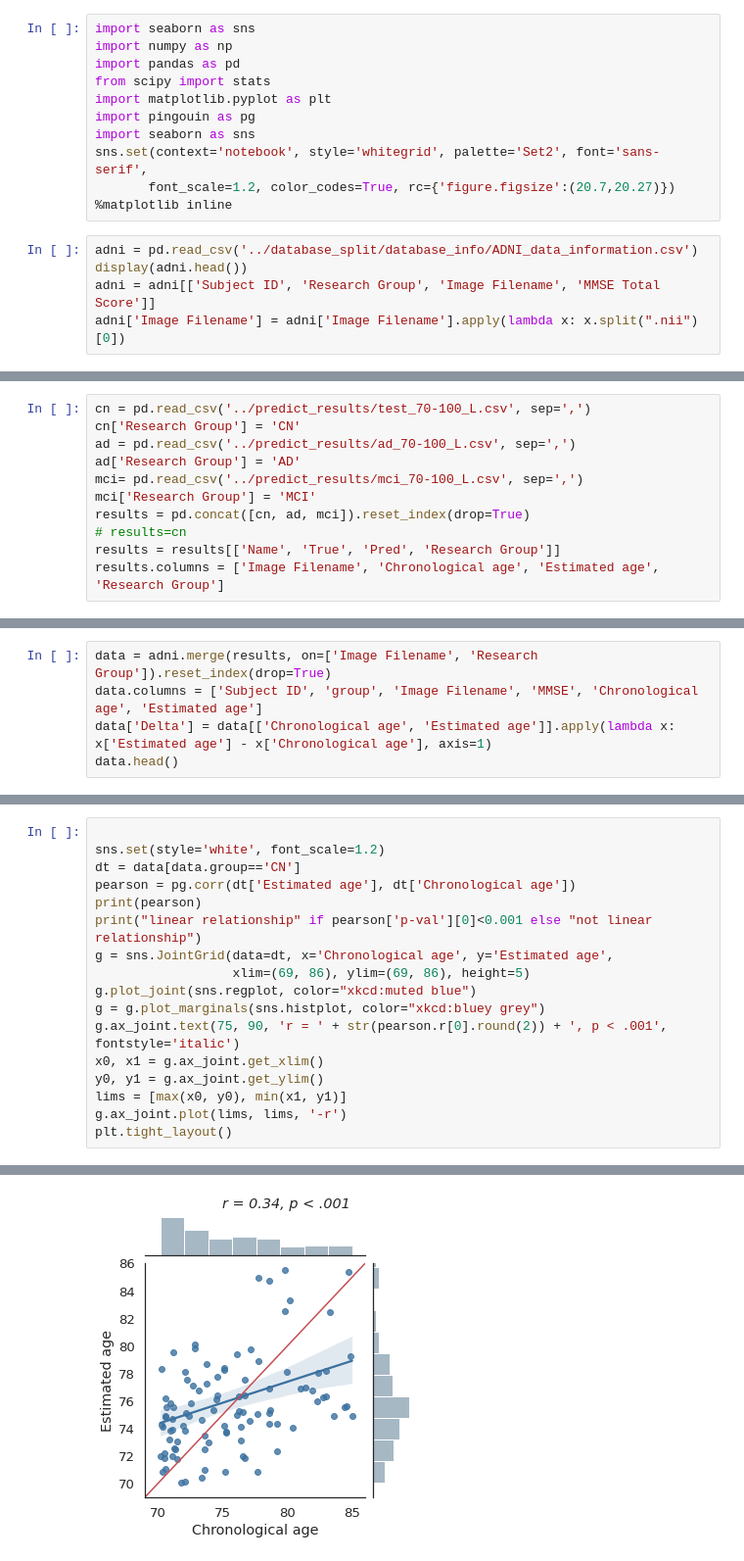
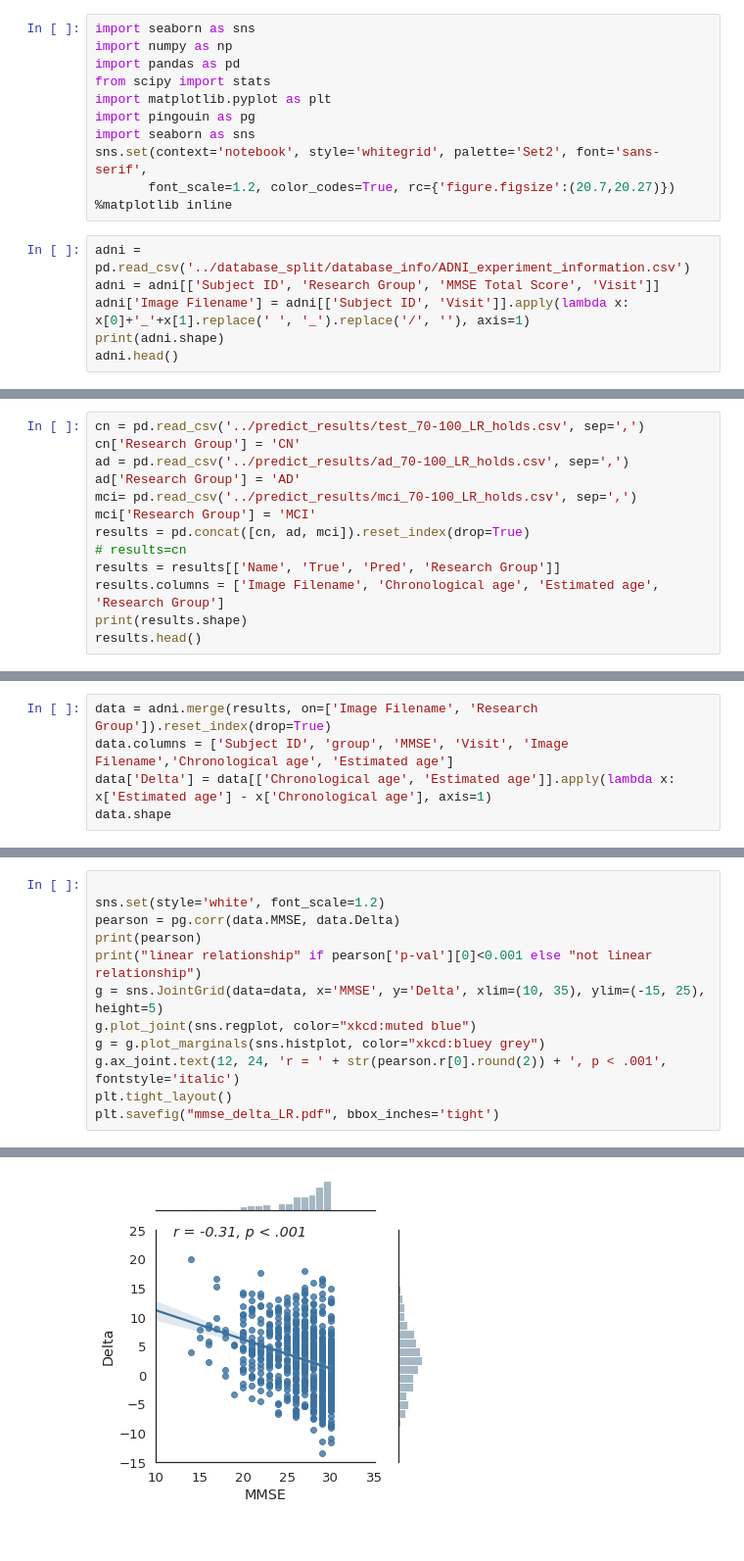
Before and after one commit to kapoloni/age_prediction, a Jupyter notebook: plots/plot_regression.ipynb, the cells around one changed output, grey strips where cells are left out. Shown at 98% size. Drawn from its saved outputs; the diff is of its cells as text.

```diff
--- a/plots/plot_regression.ipynb
+++ b/plots/plot_regression.ipynb
@@ -10,8 +10,9 @@ sns.set(context='notebook', style='whitegrid', palette='Set2', font='sans-serif'
        font_scale=1.2, color_codes=True, rc={'figure.figsize':(20.7,20.27)})
 %matplotlib inline
 # %%
-adni = pd.read_csv('../database_split/database_info/ADNI_data_information.csv')
-display(adni.head())
-adni = adni[['Subject ID', 'Research Group', 'Image Filename', 'MMSE Total Score']]
-adni['Image Filename'] = adni['Image Filename'].apply(lambda x: x.split(".nii")[0])
+adni = pd.read_csv('../database_split/database_info/ADNI_experiment_information.csv')
+adni = adni[['Subject ID', 'Research Group', 'MMSE Total Score', 'Visit']]
+adni['Image Filename'] = adni[['Subject ID', 'Visit']].apply(lambda x: x[0]+'_'+x[1].replace(' ', '_').replace('/', ''), axis=1)
+print(adni.shape)
+adni.head()
 # %% [output]
@@ -26,11 +26,13 @@ Set the environment variable OUTDATED_IGNORE=1 to disable these warnings.
 # %%
-cn = pd.read_csv('../predict_results/test_70-100_L.csv', sep=',')
+cn = pd.read_csv('../predict_results/test_70-100_LR_holds.csv', sep=',')
 cn['Research Group'] = 'CN'
-ad = pd.read_csv('../predict_results/ad_70-100_L.csv', sep=',')
+ad = pd.read_csv('../predict_results/ad_70-100_LR_holds.csv', sep=',')
 ad['Research Group'] = 'AD'
-mci= pd.read_csv('../predict_results/mci_70-100_L.csv', sep=',')
+mci= pd.read_csv('../predict_results/mci_70-100_LR_holds.csv', sep=',')
 mci['Research Group'] = 'MCI'
 results = pd.concat([cn, ad, mci]).reset_index(drop=True)
 # results=cn
 results = results[['Name', 'True', 'Pred', 'Research Group']]
 results.columns = ['Image Filename', 'Chronological age', 'Estimated age', 'Research Group']
+print(results.shape)
+results.head()
@@ -37,6 +49,6 @@ results.columns = ['Image Filename', 'Chronological age', 'Estimated age', 'Rese
 # %%
 data = adni.merge(results, on=['Image Filename', 'Research Group']).reset_index(drop=True)
-data.columns = ['Subject ID', 'group', 'Image Filename', 'MMSE', 'Chronological age', 'Estimated age']
+data.columns = ['Subject ID', 'group', 'MMSE', 'Visit', 'Image Filename','Chronological age', 'Estimated age']
 data['Delta'] = data[['Chronological age', 'Estimated age']].apply(lambda x: x['Estimated age'] - x['Chronological age'], axis=1)
-data.head()
+data.shape
 # %% [output]
@@ -49,18 +97,13 @@ data.head()
 # %%
 
 sns.set(style='white', font_scale=1.2)
-dt = data[data.group=='CN']
-pearson = pg.corr(dt['Estimated age'], dt['Chronological age'])
+pearson = pg.corr(data.MMSE, data.Delta)
 print(pearson)
 print("linear relationship" if pearson['p-val'][0]<0.001 else "not linear relationship")
-g = sns.JointGrid(data=dt, x='Chronological age', y='Estimated age',
-                  xlim=(69, 86), ylim=(69, 86), height=5)
+g = sns.JointGrid(data=data, x='MMSE', y='Delta', xlim=(10, 35), ylim=(-15, 25), height=5)
 g.plot_joint(sns.regplot, color="xkcd:muted blue")
 g = g.plot_marginals(sns.histplot, color="xkcd:bluey grey")
-g.ax_joint.text(75, 90, 'r = ' + str(pearson.r[0].round(2)) + ', p < .001', fontstyle='italic')
-x0, x1 = g.ax_joint.get_xlim()
-y0, y1 = g.ax_joint.get_ylim()
-lims = [max(x0, y0), min(x1, y1)]
-g.ax_joint.plot(lims, lims, '-r')
+g.ax_joint.text(12, 24, 'r = ' + str(pearson.r[0].round(2)) + ', p < .001', fontstyle='italic')
 plt.tight_layout()
+plt.savefig("mmse_delta_LR.pdf", bbox_inches='tight')
 # %% [output]
@@ -72,3 +115,3 @@ pearson  0.939205
 linear relationship
-[figure, old version]
+[figure, new version]
 # %%
```
Also changed, not shown: parts of 16 cells of this notebook, 39 other files.
